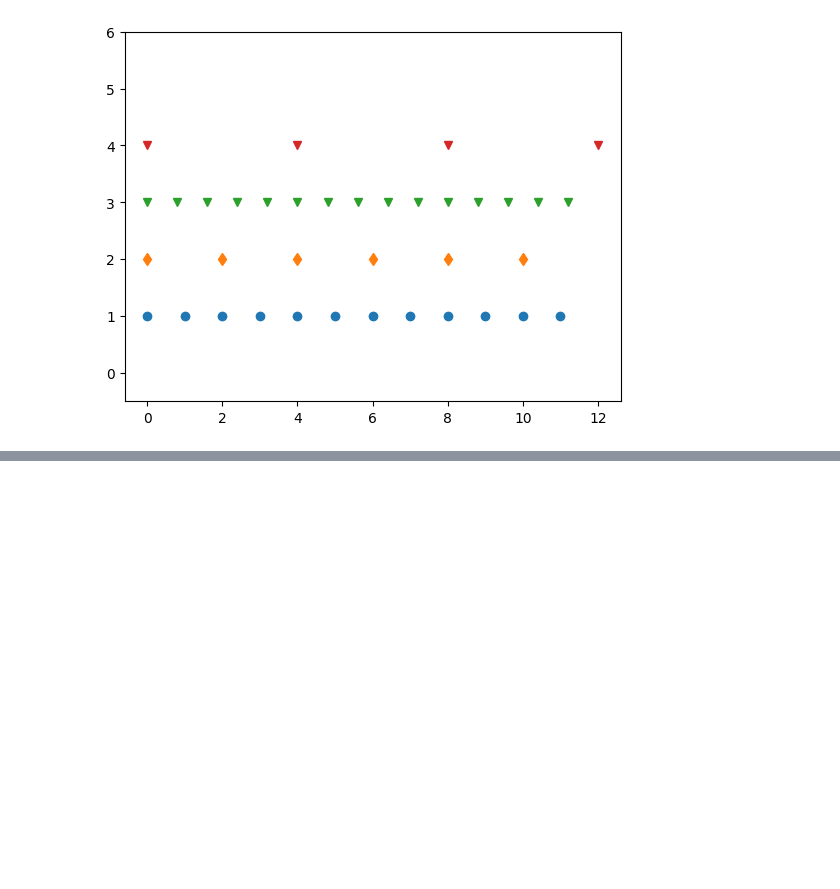
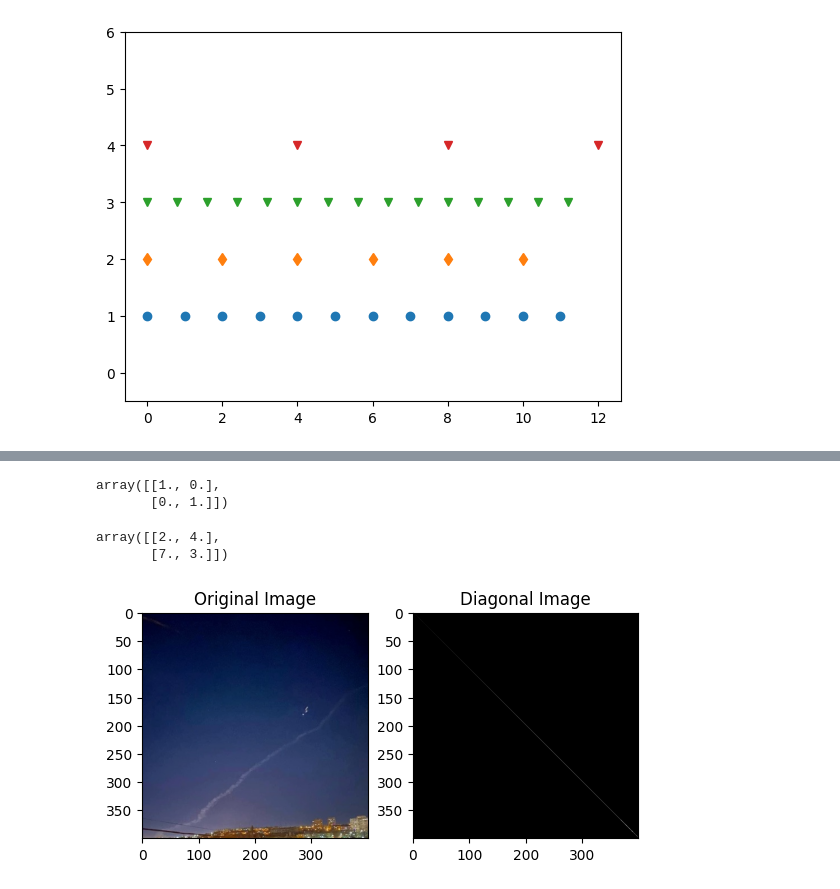
Before and after one commit to gotofritz/jupyter, a Jupyter notebook: katas/numpy_katas/solutions/001_numpy.ipynb, the cells around one changed output, grey strips where cells are left out. Drawn from its saved outputs; the diff is of its cells as text; code cells hidden in the pictures; blank space fills up the shorter version.

```diff
--- a/katas/numpy_katas/solutions/001_numpy.ipynb
+++ b/katas/numpy_katas/solutions/001_numpy.ipynb
@@ -191,0 +216,33 @@ array([ 100.        ,  215.443469  ,  464.15888336, 1000.        ])
+# %%
+import cv2
+
+T = np.array([[2, 4], [7, 3]])
+img_file = "img.jpg"
+# solution
+
+# 1
+I = np.eye(2)
+I
+np.dot(T ,I)
+
+# 2
+def step_2():
+    img = plt.imread(img_file)
+    gray = cv2.cvtColor(img, cv2.COLOR_BGR2GRAY)
+    plt.subplot(1,2,1)
+    plt.imshow(img)
+    plt.title("Original Image")
+
+    diag_img = np.diag(gray)
+    diag_img = np.diagflat(diag_img)
+    plt.subplot(1,2,2)
+    plt.imshow(diag_img, cmap='gray')
+    plt.title("Diagonal Image")
+    plt.show()
+step_2()
+# %% [output]
+array([[1., 0.],
+       [0., 1.]])
+array([[2., 4.],
+       [7., 3.]])
+[figure, added]
```
Also changed, not shown: parts of 4 cells of this notebook, 3 other files.
